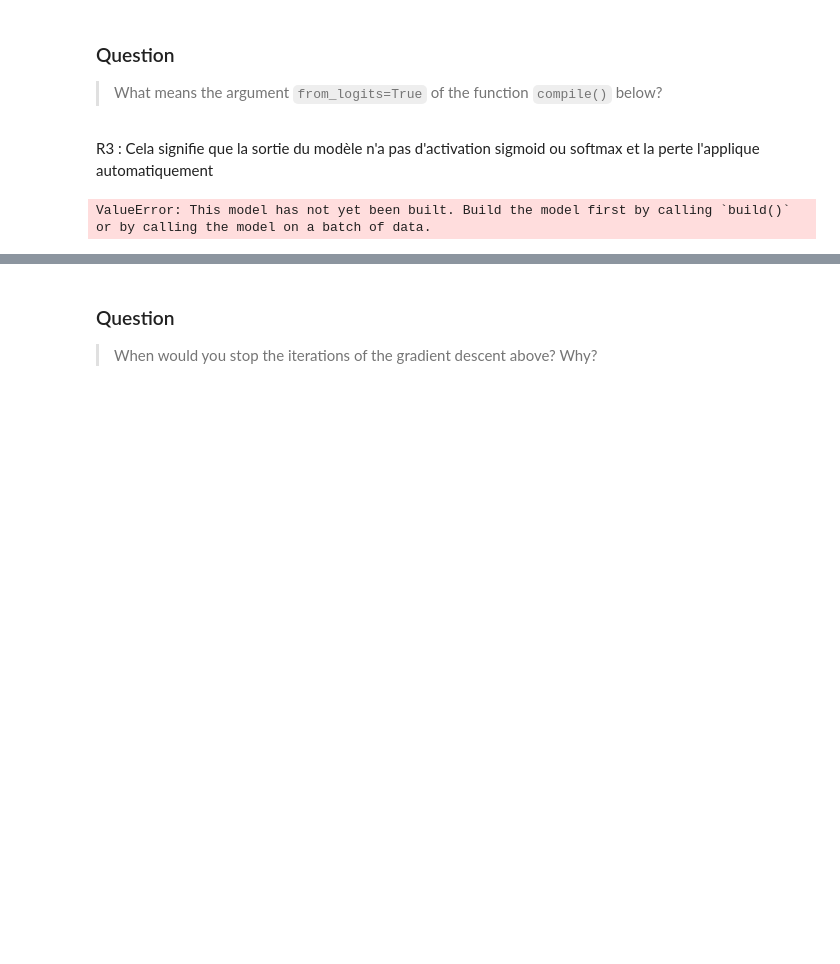
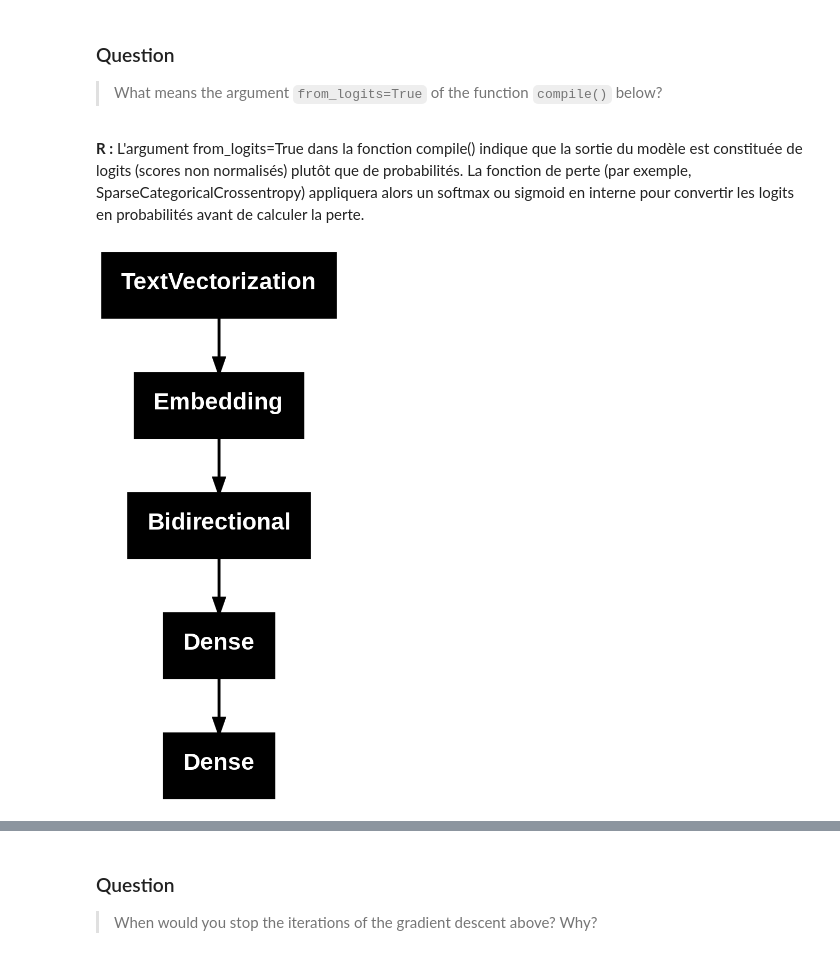
Before and after one commit to KK-marius/Project-NLP-bag-of-words, a Jupyter notebook: Text_classification_with_RNN_and_attention.ipynb, the cells around one changed output, grey strips where cells are left out. Cells and saved outputs as stored; diff of their text form; code cells hidden in the pictures; blank space fills up the shorter version.

```diff
--- a/Text_classification_with_RNN_and_attention.ipynb
+++ b/Text_classification_with_RNN_and_attention.ipynb
@@ -203,27 +155,28 @@ Round-trip:  i [UNK] that that bob has some money is certain
 ### Question
 
 > What means the argument `from_logits=True` of the function `compile()` below?
-# %% [markdown]
-R3 : Cela signifie que la sortie du modèle n'a pas d'activation sigmoid ou softmax et la perte l'applique automatiquement
+# %% [markdown]
+**R :** L'argument from_logits=True dans la fonction compile() indique que la sortie du modèle est constituée de logits (scores non normalisés) plutôt que de probabilités. La fonction de perte (par exemple, SparseCategoricalCrossentropy) appliquera alors un softmax ou sigmoid en interne pour convertir les logits en probabilités avant de calculer la perte.
 # %%
 model = tf.keras.Sequential([
     encoder,
     tf.keras.layers.Embedding(
         input_dim=len(encoder.get_vocabulary()),
         output_dim=64,
         mask_zero=True),
     tf.keras.layers.Bidirectional(tf.keras.layers.LSTM(64)),
     tf.keras.layers.Dense(64, activation='relu'),
     tf.keras.layers.Dense(1)
 ])
 
 model.compile(loss=tf.keras.losses.BinaryCrossentropy(from_logits=True),
               optimizer=tf.keras.optimizers.Adam(1e-4),
               metrics=['accuracy'])
 
+model.build()
 tf.keras.utils.plot_model(model)
 # %% [output]
-ValueError: This model has not yet been built. Build the model first by calling `build()` or by calling the model on a batch of data.
+[figure, added]
 # %%
 fit_and_test(model, train_dataset, validation_dataset, epochs=10)
 # %% [output]
```
Also changed, not shown: parts of 25 cells of this notebook.
